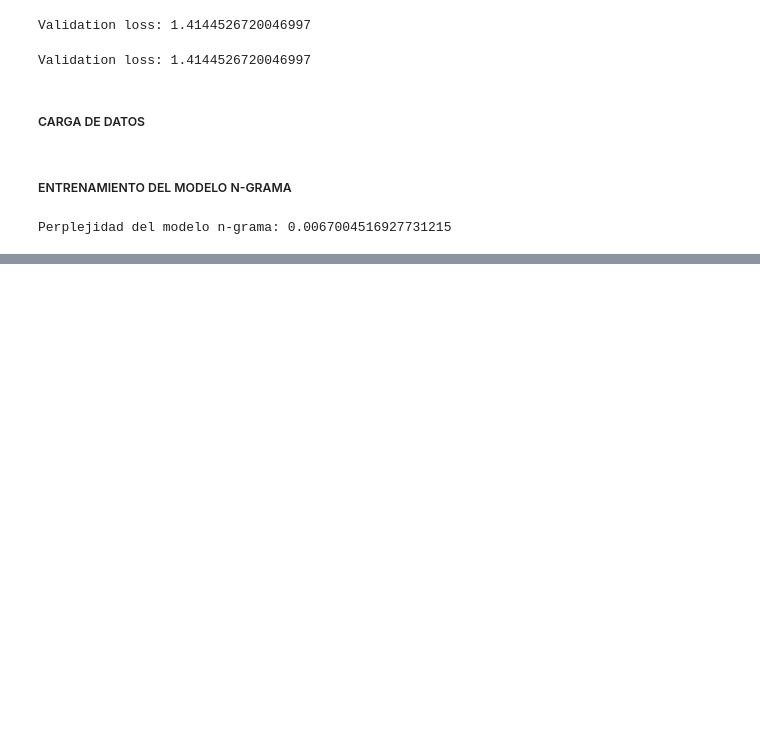
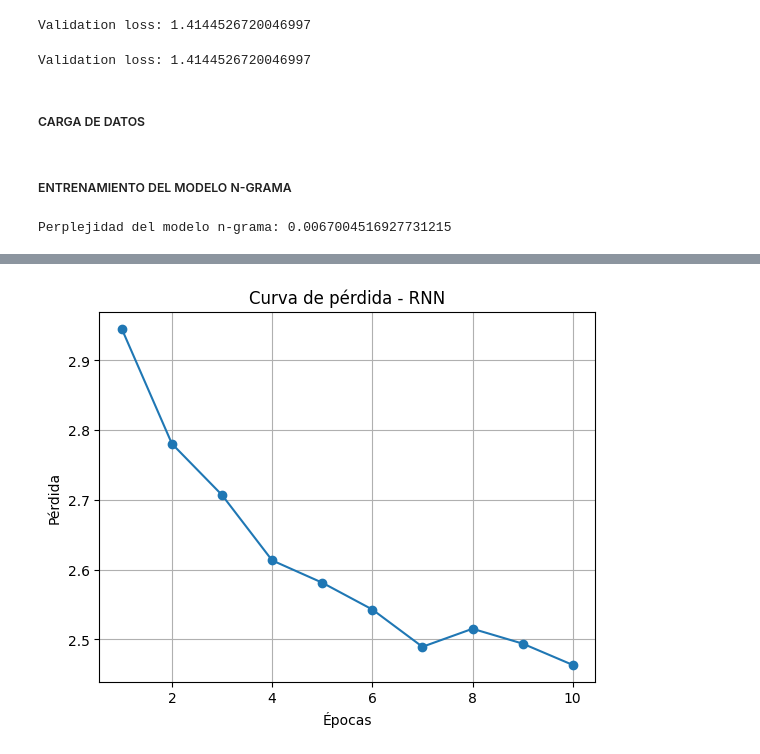
Before and after one commit to GabrielaC01/nlp-proyecto02, a Jupyter notebook: notebooks/03_model_training.ipynb, the cells around one changed output, grey strips where cells are left out. Cells and saved outputs as stored; diff of their text form; code cells hidden in the pictures; blank space fills up the shorter version.

```diff
--- a/notebooks/03_model_training.ipynb
+++ b/notebooks/03_model_training.ipynb
@@ -226,0 +394,35 @@ Perplejidad del modelo n-grama: 0.0067004516927731215
+# %%
+from torch.nn.utils.rnn import pad_sequence
+
+def collate_pad(batch):
+    inputs, targets = zip(*batch)
+    inputs_padded = pad_sequence(inputs, batch_first=True, padding_value=0)
+    targets_padded = pad_sequence(targets, batch_first=True, padding_value=0)
+    return inputs_padded, targets_padded
+# %%
+#Crear dataset y dataloader
+dataloader = DataLoader(dataset, batch_size=16, shuffle=True, collate_fn=collate_pad)
+# %%
+#Redefinir la función de entrenamiento con CrossEntropy que ignora el padding
+def entrenar_rnn(model, dataloader, vocab_size, epochs=10, lr=0.01):
+    criterion = nn.CrossEntropyLoss(ignore_index=0)  # Ignora el token de padding
+    optimizer = optim.Adam(model.parameters(), lr=lr)
+    training_loss = []
+
+    for epoch in range(epochs):
+        model.train()
+        total_loss = 0
+        for input_seq, target_seq in dataloader:
+            output = model(input_seq)
+            loss = criterion(output.view(-1, vocab_size), target_seq.view(-1))
+            optimizer.zero_grad()
+            loss.backward()
+            optimizer.step()
+            total_loss += loss.item()
+        avg_loss = total_loss / len(dataloader)
+        training_loss.append(avg_loss)
+        print(f"Época {epoch+1}/{epochs} - Pérdida: {avg_loss:.4f}")
+
+    return training_loss
+# %%
+losses = entrenar_rnn(model, dataloader, vocab_size, epochs=10)
@@ -226,0 +440,5 @@ Perplejidad del modelo n-grama: 0.0067004516927731215
+# %%
+# Graficar curva de pérdida
+graficar_perdida(losses)
+# %% [output]
+[figure, added]
```
Also changed, not shown: parts of 8 cells of this notebook, 3 other files.
